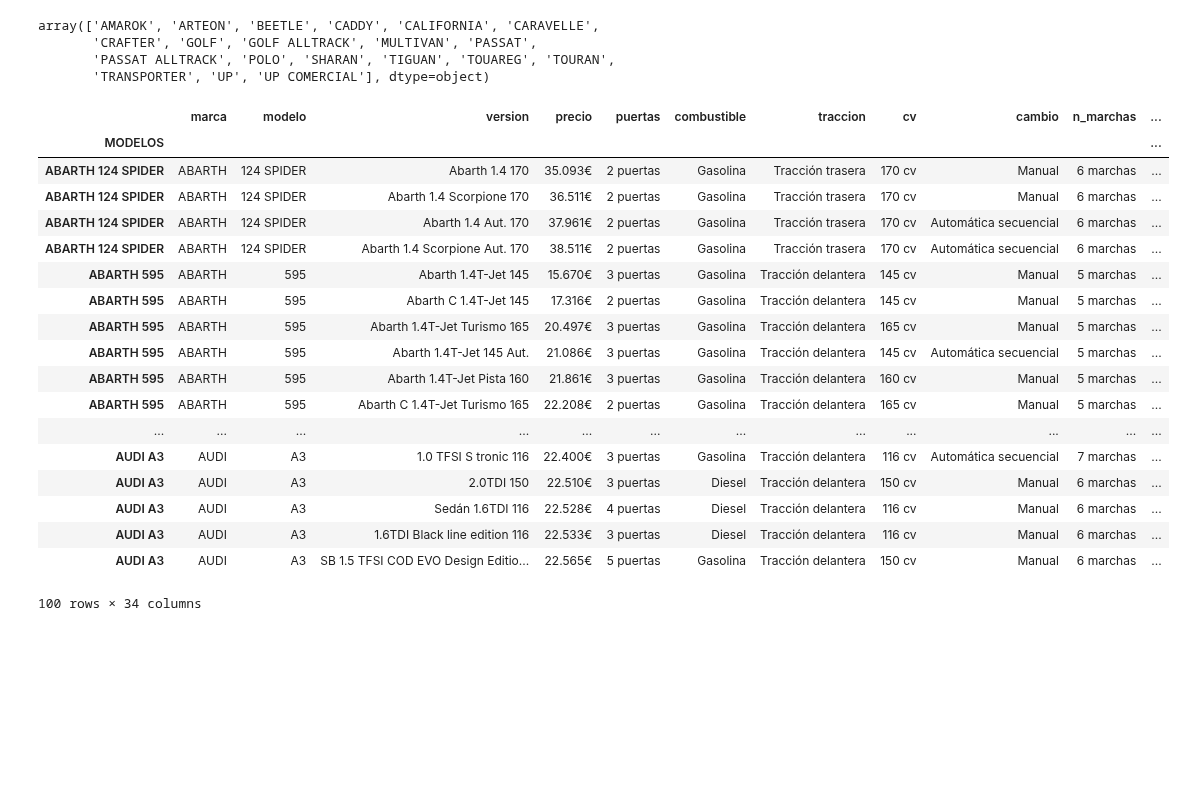
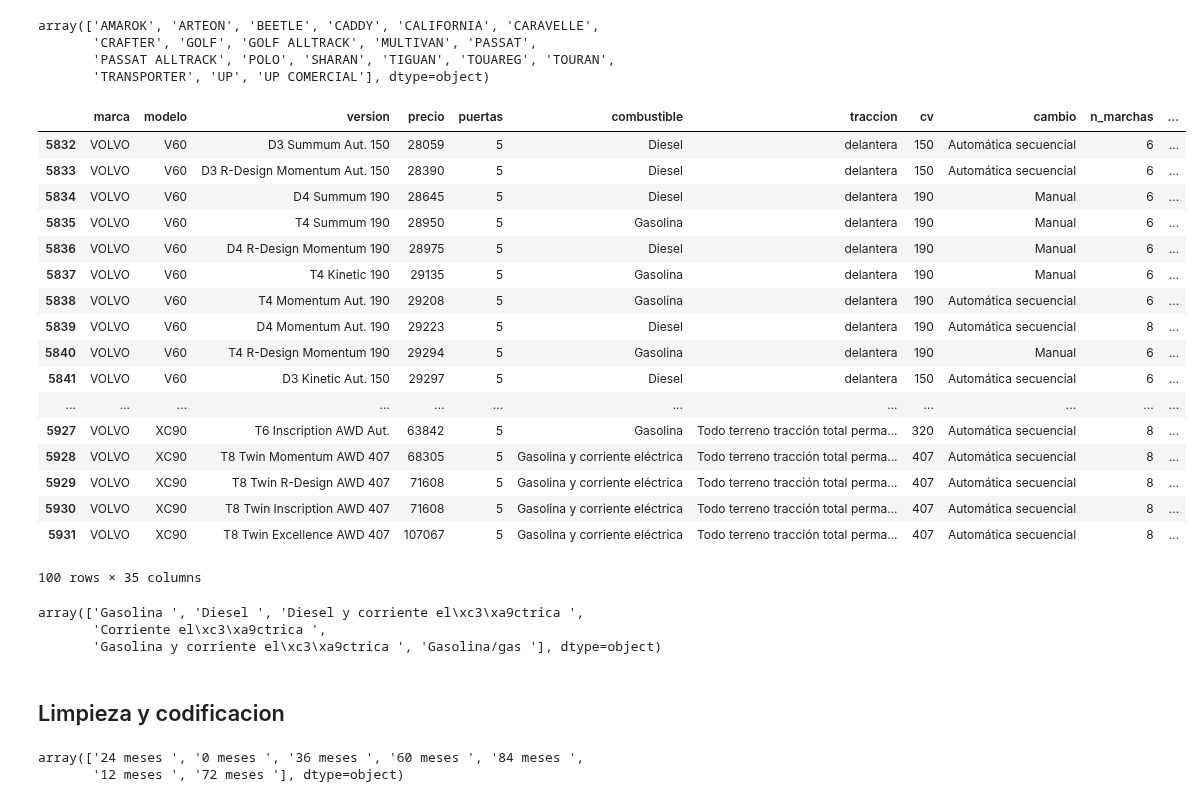
Before and after one commit to prealfer/TFM_Recomendador_de_automoviles, a Jupyter notebook: Construcción Dataframe definitivo.ipynb, the cells around one changed output. Saved outputs shown, nothing was run; the diff lists cells and outputs as text; code cells hidden in the pictures; blank space fills up the shorter version.

```diff
--- a/Construcción Dataframe definitivo.ipynb
+++ b/Construcción Dataframe definitivo.ipynb
@@ -220,6 +220,6 @@ datos.to_csv('datos_con_maletero.csv', encoding='utf-8')
 # %% [markdown]
 # Adaptación y normalización.
 # %%
-df = pd.read_csv('datos_con_maletero.csv', sep=',', index_col='MODELOS')
+df = pd.read_csv('datos_con_maletero.csv', sep=',')
 df = df.drop('Unnamed: 0',axis=1)
 # %%
@@ -308,24 +293,36 @@ modelos_borrar = borrar_volkswagen + borrar_toyota + borrar_seat + borrar_renaul
 for modelo in modelos_borrar:
     df = df[df['modelo']!=modelo]
 # %%
-df.head(100)
+df.tail(100)
 # %% [output]
 |  | marca | modelo | version | precio | puertas | combustible | traccion | cv | cambio | n_marchas | ... |
-| MODELOS |  |  |  |  |  |  |  |  |  |  | ... |
-| ABARTH 124 SPIDER | ABARTH | 124 SPIDER | Abarth 1.4 170 | 35.093€ | 2 puertas | Gasolina | Tracción trasera | 170 cv | Manual | 6 marchas | ... |
-| ABARTH 124 SPIDER | ABARTH | 124 SPIDER | Abarth 1.4 Scorpione 170 | 36.511€ | 2 puertas | Gasolina | Tracción trasera | 170 cv | Manual | 6 marchas | ... |
-| ABARTH 124 SPIDER | ABARTH | 124 SPIDER | Abarth 1.4 Aut. 170 | 37.961€ | 2 puertas | Gasolina | Tracción trasera | 170 cv | Automática secuencial | 6 marchas | ... |
-| ABARTH 124 SPIDER | ABARTH | 124 SPIDER | Abarth 1.4 Scorpione Aut. 170 | 38.511€ | 2 puertas | Gasolina | Tracción trasera | 170 cv | Automática secuencial | 6 marchas | ... |
-| ABARTH 595 | ABARTH | 595 | Abarth 1.4T-Jet 145 | 15.670€ | 3 puertas | Gasolina | Tracción delantera | 145 cv | Manual | 5 marchas | ... |
-| ABARTH 595 | ABARTH | 595 | Abarth C 1.4T-Jet 145 | 17.316€ | 2 puertas | Gasolina | Tracción delantera | 145 cv | Manual | 5 marchas | ... |
-| ABARTH 595 | ABARTH | 595 | Abarth 1.4T-Jet Turismo 165 | 20.497€ | 3 puertas | Gasolina | Tracción delantera | 165 cv | Manual | 5 marchas | ... |
-| ABARTH 595 | ABARTH | 595 | Abarth 1.4T-Jet 145 Aut. | 21.086€ | 3 puertas | Gasolina | Tracción delantera | 145 cv | Automática secuencial | 5 marchas | ... |
-| ABARTH 595 | ABARTH | 595 | Abarth 1.4T-Jet Pista 160 | 21.861€ | 3 puertas | Gasolina | Tracción delantera | 160 cv | Manual | 5 marchas | ... |
-| ABARTH 595 | ABARTH | 595 | Abarth C 1.4T-Jet Turismo 165 | 22.208€ | 2 puertas | Gasolina | Tracción delantera | 165 cv | Manual | 5 marchas | ... |
+| 5832 | VOLVO | V60 | D3 Summum Aut. 150 | 28059 | 5 | Diesel | delantera | 150 | Automática secuencial | 6 | ... |
+| 5833 | VOLVO | V60 | D3 R-Design Momentum Aut. 150 | 28390 | 5 | Diesel | delantera | 150 | Automática secuencial | 6 | ... |
+| 5834 | VOLVO | V60 | D4 Summum 190 | 28645 | 5 | Diesel | delantera | 190 | Manual | 6 | ... |
+| 5835 | VOLVO | V60 | T4 Summum 190 | 28950 | 5 | Gasolina | delantera | 190 | Manual | 6 | ... |
+| 5836 | VOLVO | V60 | D4 R-Design Momentum 190 | 28975 | 5 | Diesel | delantera | 190 | Manual | 6 | ... |
+| 5837 | VOLVO | V60 | T4 Kinetic 190 | 29135 | 5 | Gasolina | delantera | 190 | Manual | 6 | ... |
+| 5838 | VOLVO | V60 | T4 Momentum Aut. 190 | 29208 | 5 | Gasolina | delantera | 190 | Automática secuencial | 6 | ... |
+| 5839 | VOLVO | V60 | D4 Momentum Aut. 190 | 29223 | 5 | Diesel | delantera | 190 | Automática secuencial | 8 | ... |
+| 5840 | VOLVO | V60 | T4 R-Design Momentum 190 | 29294 | 5 | Gasolina | delantera | 190 | Manual | 6 | ... |
+| 5841 | VOLVO | V60 | D3 Kinetic Aut. 150 | 29297 | 5 | Diesel | delantera | 150 | Automática secuencial | 6 | ... |
 | ... | ... | ... | ... | ... | ... | ... | ... | ... | ... | ... | ... |
-| AUDI A3 | AUDI | A3 | 1.0 TFSI S tronic 116 | 22.400€ | 3 puertas | Gasolina | Tracción delantera | 116 cv | Automática secuencial | 7 marchas | ... |
-| AUDI A3 | AUDI | A3 | 2.0TDI 150 | 22.510€ | 3 puertas | Diesel | Tracción delantera | 150 cv | Manual | 6 marchas | ... |
-| AUDI A3 | AUDI | A3 | Sedán 1.6TDI 116 | 22.528€ | 4 puertas | Diesel | Tracción delantera | 116 cv | Manual | 6 marchas | ... |
-| AUDI A3 | AUDI | A3 | 1.6TDI Black line edition 116 | 22.533€ | 3 puertas | Diesel | Tracción delantera | 116 cv | Manual | 6 marchas | ... |
-| AUDI A3 | AUDI | A3 | SB 1.5 TFSI COD EVO Design Editio... | 22.565€ | 5 puertas | Gasolina | Tracción delantera | 150 cv | Manual | 6 marchas | ... |
+| 5927 | VOLVO | XC90 | T6 Inscription AWD Aut. | 63842 | 5 | Gasolina | Todo terreno tracción total perma... | 320 | Automática secuencial | 8 | ... |
+| 5928 | VOLVO | XC90 | T8 Twin Momentum AWD 407 | 68305 | 5 | Gasolina y corriente eléctrica | Todo terreno tracción total perma... | 407 | Automática secuencial | 8 | ... |
+| 5929 | VOLVO | XC90 | T8 Twin R-Design AWD 407 | 71608 | 5 | Gasolina y corriente eléctrica | Todo terreno tracción total perma... | 407 | Automática secuencial | 8 | ... |
+| 5930 | VOLVO | XC90 | T8 Twin Inscription AWD 407 | 71608 | 5 | Gasolina y corriente eléctrica | Todo terreno tracción total perma... | 407 | Automática secuencial | 8 | ... |
+| 5931 | VOLVO | XC90 | T8 Twin Excellence AWD 407 | 107067 | 5 | Gasolina y corriente eléctrica | Todo terreno tracción total perma... | 407 | Automática secuencial | 8 | ... |
-100 rows × 34 columns
+100 rows × 35 columns
+# %%
+df.combustible.unique()
+# %% [output]
+array(['Gasolina ', 'Diesel ', 'Diesel y corriente el\xc3\xa9ctrica ',
+       'Corriente el\xc3\xa9ctrica ',
+       'Gasolina y corriente el\xc3\xa9ctrica ', 'Gasolina/gas '], dtype=object)
+# %% [markdown]
+## Limpieza y codificacion
+# %%
+df.garantia.unique()
+# %% [output]
+array(['24 meses ', '0 meses ', '36 meses ', '60 meses ', '84 meses ',
+       '12 meses ', '72 meses '], dtype=object)
```
Also changed, not shown: parts of 65 cells of this notebook.
